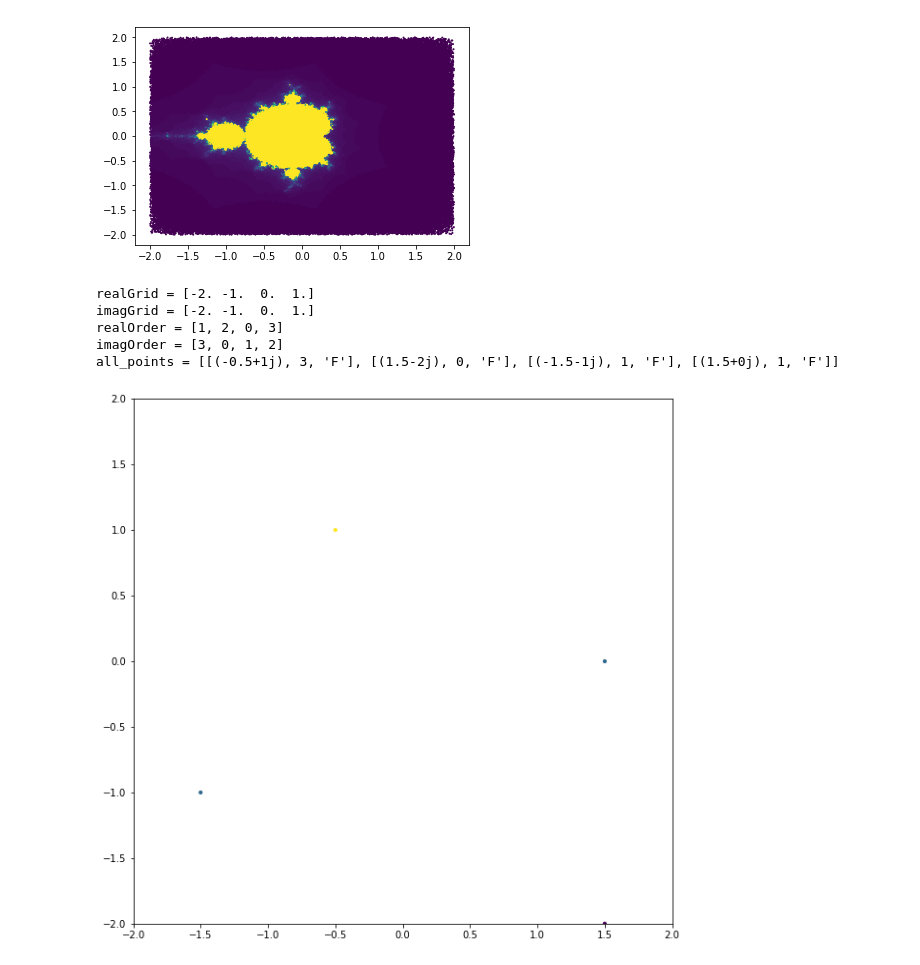
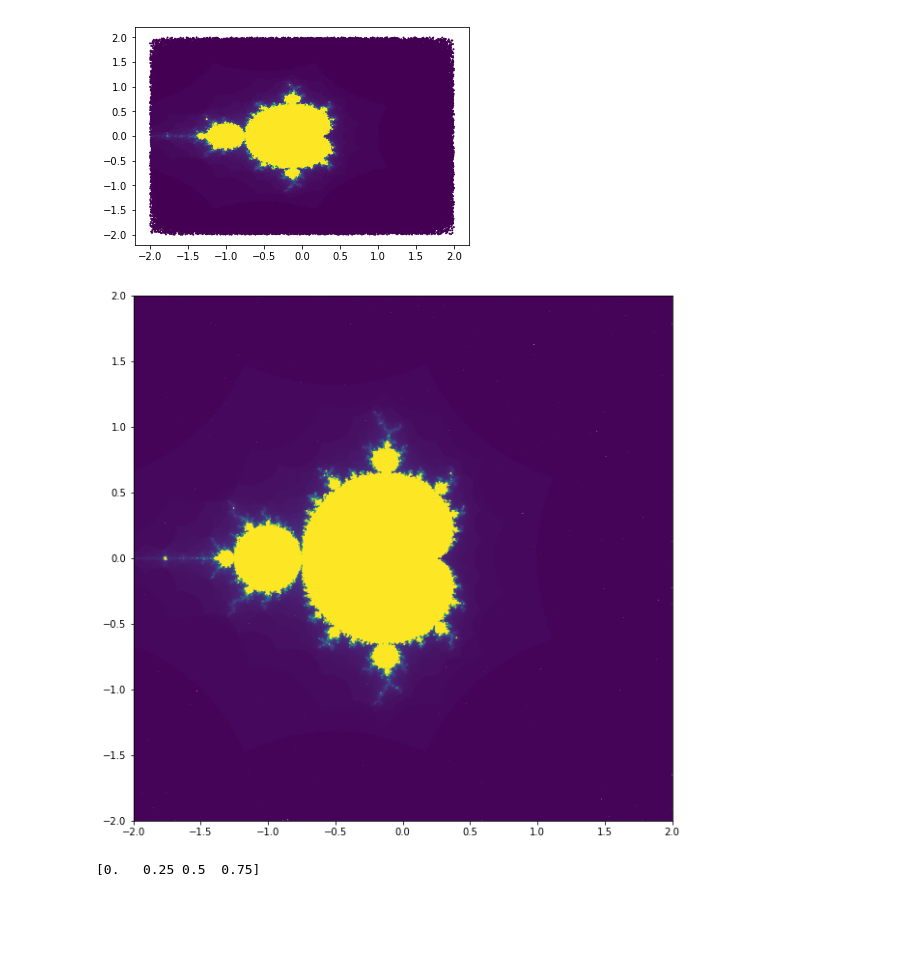
Before and after one commit to jasperdenduijf/StoSim, a Jupyter notebook: mandelbrot_assignment.ipynb, the cells around one changed output. Drawn from its saved outputs; the diff is of its cells as text; code cells hidden in the pictures; blank space fills up the shorter version.

```diff
--- a/mandelbrot_assignment.ipynb
+++ b/mandelbrot_assignment.ipynb
@@ -199,18 +199,14 @@ def determine_if_mandelbrot(iterations, imaginary_number):
 
 realRange = [-2, 2]
 imagRange = [-2, 2]
-n = 4
+n = 800000
 iterations = 100
 
 realGrid = np.arange(realRange[0], realRange[1], (realRange[1]-realRange[0])*1.0/n)
 imagGrid = np.arange(imagRange[0], imagRange[1], (imagRange[1]-imagRange[0])*1.0/n)
-print 'realGrid =', realGrid
-print 'imagGrid =', imagGrid
 
 realOrder = random.sample(np.arange(n), n)
 imagOrder = random.sample(np.arange(n), n)
-print 'realOrder =', realOrder
-print 'imagOrder =', imagOrder
 
 # generate a list of n real numbers evenly distributed between the difference between neighbouring realGrid numbers
 realGridDistance = (realRange[1]-realRange[0])*1.0/n
@@ -218,44 +214,36 @@ realCubeGrid = np.arange(0, realGridDistance, (realGridDistance)*1.0/n)
 
 # generate a list of n imaginary numbers evenly distributed between the difference between neighbouring realGrid numbers
 imagGridDistance = (imagRange[1]-imagRange[0])*1.0/n
 imagCubeGrid = np.arange(0, imagGridDistance, (imagGridDistance)*1.0/n)
 
 realCubeOrder = random.sample(np.arange(n), n)
 imagCubeOrder = random.sample(np.arange(n), n)
 
-
-
 all_points = []
 for i in range(n):
     point = realGrid[realOrder[i]] + realCubeGrid[realCubeOrder[i]] + 1j * imagGrid[imagOrder[i]] + imagCubeGrid[imagCubeOrder[i]]
     all_points.append(determine_if_mandelbrot(iterations, point))
-
-print 'all_points =', all_points
 
 hit = 0
 x = []
 y = []
 color = []
 
+# only plots if in mandelbrot
 for result in all_points:
 	if result[2] == 'T':
 		hit += 1
 	x.append(result[0].real)
 	y.append(result[0].imag)
 	color.append(result[1])
 
 plt.figure(figsize=(10,10))
-plt.scatter(x,y, s=10, c=color)
+plt.scatter(x,y, s=1, c=color)
 plt.ylim(-2,2)
 plt.xlim(-2,2)
 plt.show()
 # %% [output]
-realGrid = [-2. -1.  0.  1.]
-imagGrid = [-2. -1.  0.  1.]
-realOrder = [1, 2, 0, 3]
-imagOrder = [3, 0, 1, 2]
-all_points = [[(-0.5+1j), 3, 'F'], [(1.5-2j), 0, 'F'], [(-1.5-1j), 1, 'F'], [(1.5+0j), 1, 'F']]
-[figure, old version]
+[figure, new version]
 # %%
 # generate a list of n numbers evenly distributed between the difference between neighbouring realGrid numbers
 realGridDistance = (realRange[1]-realRange[0])*1.0/n
@@ -264,3 +252,5 @@ realCubeGrid = np.arange(0, realGridDistance, (realGridDistance)*1.0/n)
 print realCubeGrid
 
 #np.arange(realRange[0], realRange[1], (realRange[1]-realRange[0])*1.0/n)
+# %% [output]
+[0.   0.25 0.5  0.75]
```
